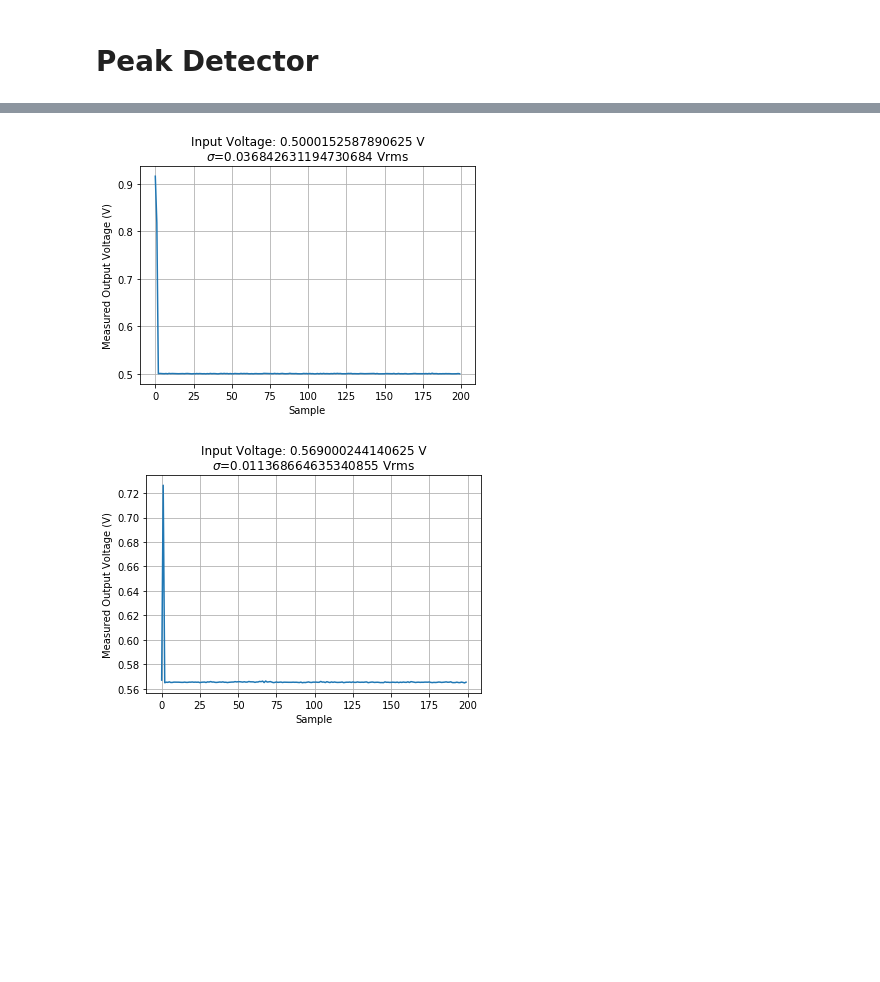
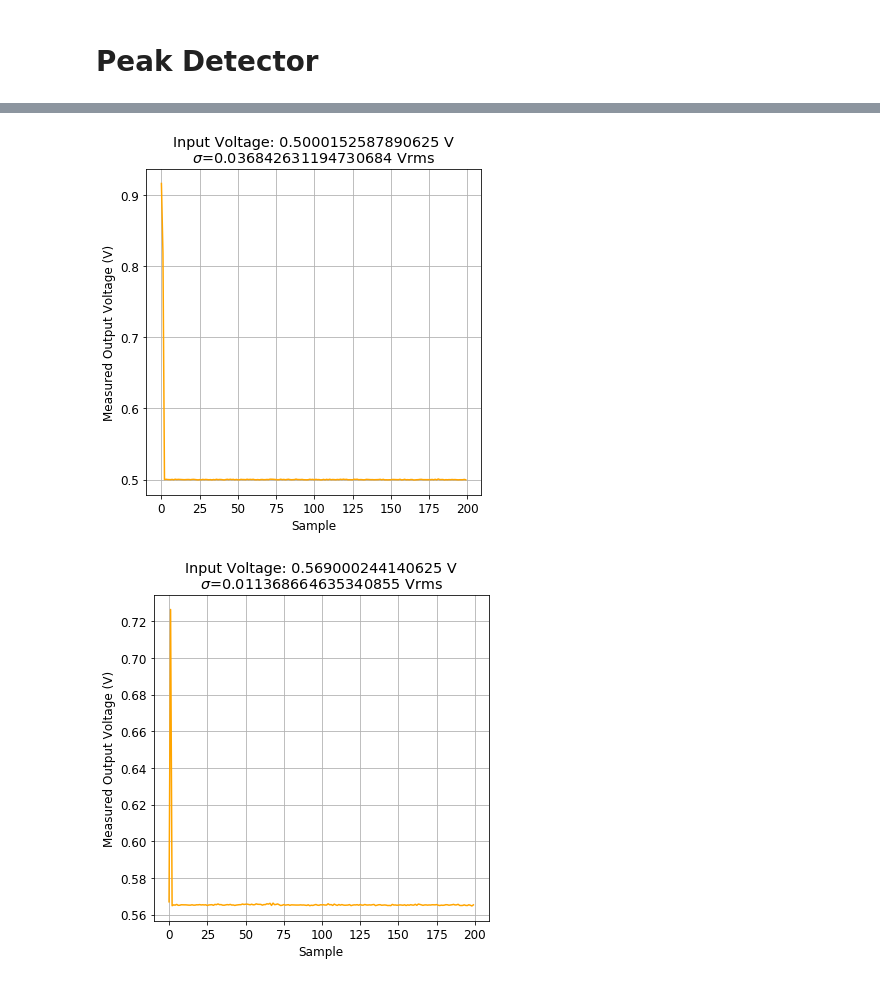
Before and after one commit to iiSmiley/span-ion-code, a Jupyter notebook: testing/plotting.ipynb, the cells around one changed output, grey strips where cells are left out. Cells and saved outputs as stored; diff of their text form; code cells hidden in the pictures; blank space fills up the shorter version.

```diff
--- a/testing/plotting.ipynb
+++ b/testing/plotting.ipynb
@@ -160,6 +160,9 @@ Text(0.5,1,'Max RMS Noise: 1.17 mV')
 file_in = '../../data/testing/20220303_181854_pk_200x.yaml'
 with open(file_in, 'r') as f:
     data_dict = yaml.load(f, Loader=yaml.FullLoader)
+# %%
+plt.rcParams['figure.figsize'] = (6,6)
+plt.rcParams.update({'font.size': 12})
 # %%
 vin_ideal_vec = data_dict['ideal']
 vin_real_vec = data_dict['real']
@@ -183,19 +196,19 @@ plt.ylabel('Peak Detector Output $\sigma$ (Vrms)');
 # %%
 # Looking at conditions with worst standard deviations
 idx_max_std_vec = np.argsort(vout_std_vec)[::-1]
 
 for i in range(6):
     idx_std = idx_max_std_vec[i]
     vin = vin_real_vec[idx_std]
     vout_data = vout_raw[idx_std]
     vout_std = vout_std_vec[idx_std]
 
     plt.figure()
-    plt.plot(vout_data)
+    plt.plot(vout_data, color='orange')
     plt.xlabel('Sample');
     plt.ylabel('Measured Output Voltage (V)');
     plt.title(f'Input Voltage: {vin} V\n$\sigma$={vout_std} Vrms');
     plt.grid(True)
 # %% [output]
-[figure, old version]
+[figure, new version]
-[figure, old version]
+[figure, new version]
```
Also changed, not shown: parts of 2 cells of this notebook, 9 other files.
